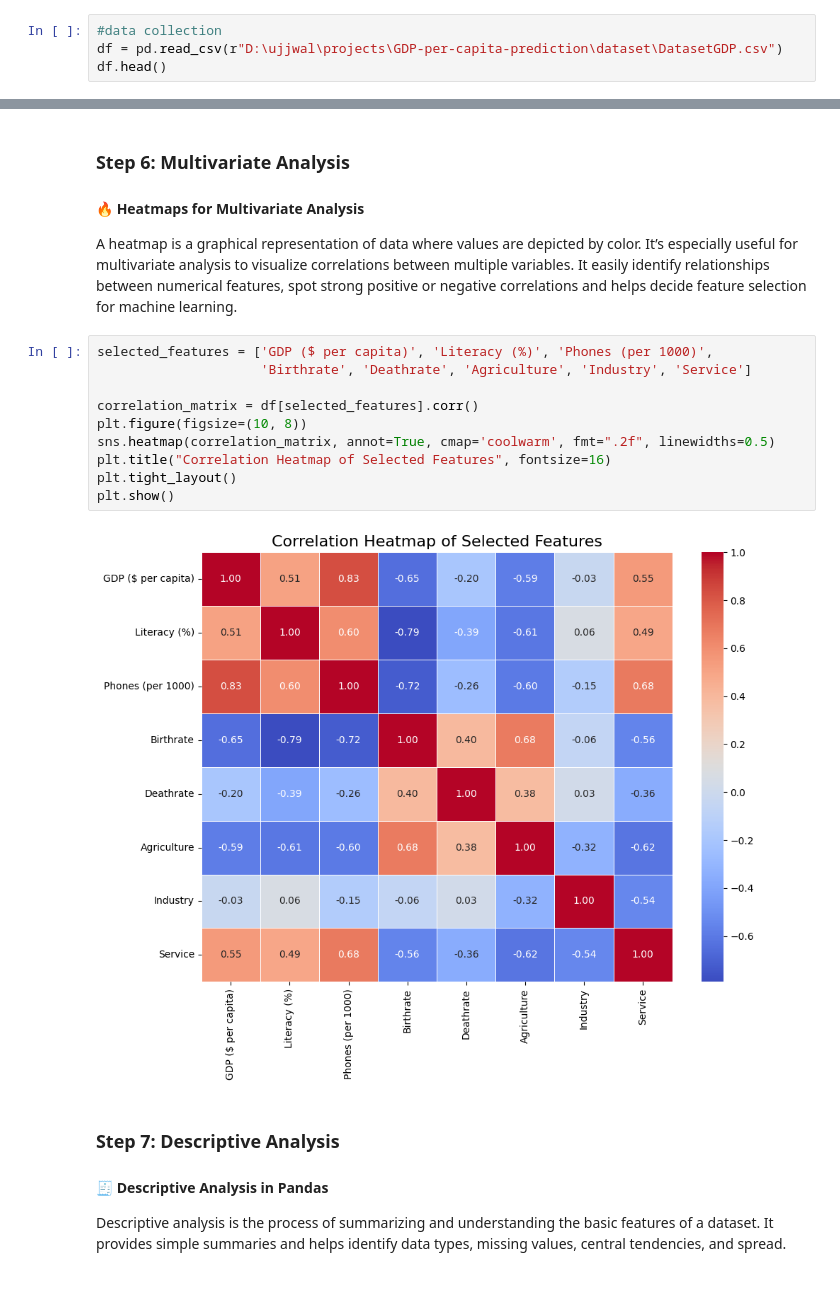
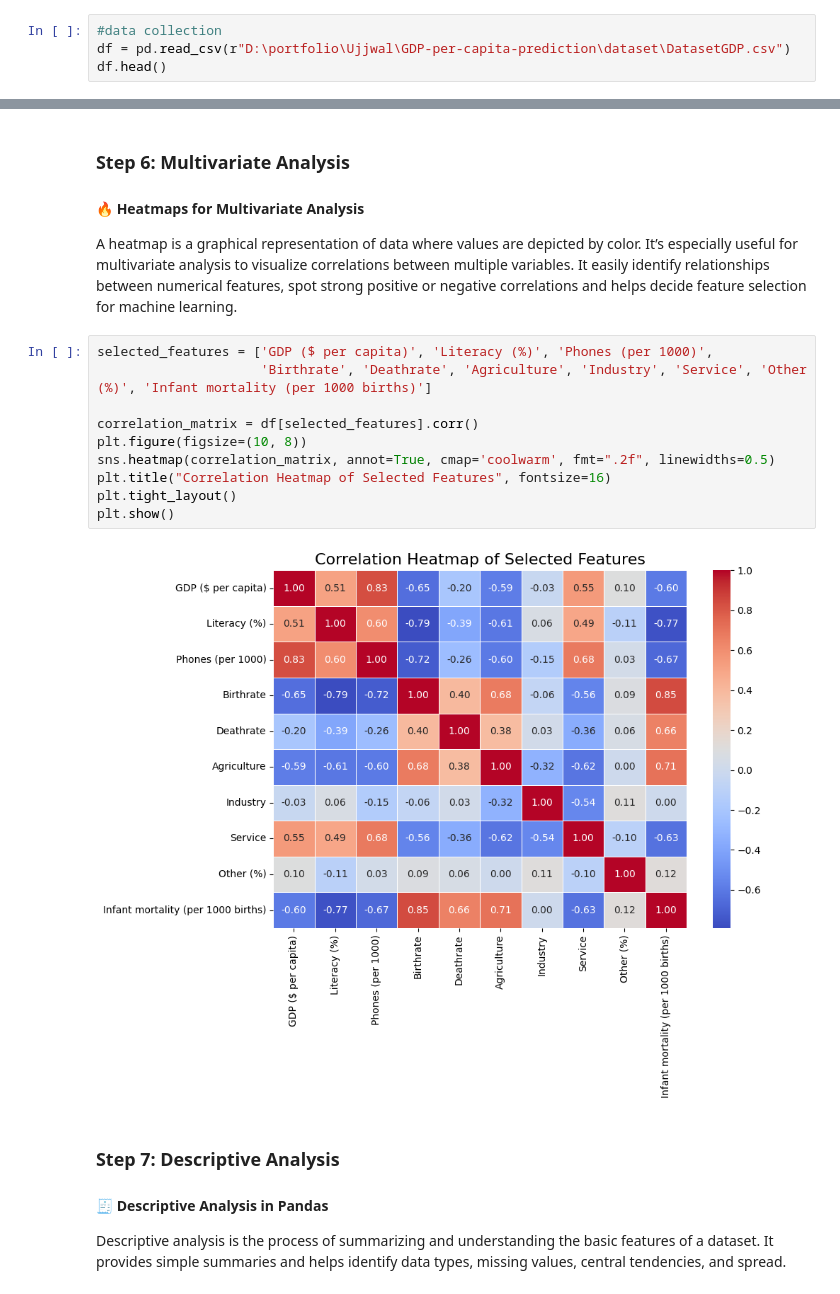
Before and after one commit to ujjwal-hirwani/GDP-per-capita-prediction, a Jupyter notebook: training/GDP_per_capita_prediction_analysis.ipynb, the cells around one changed output, grey strips where cells are left out. Drawn from its saved outputs; the diff is of its cells as text.

```diff
--- a/training/GDP_per_capita_prediction_analysis.ipynb
+++ b/training/GDP_per_capita_prediction_analysis.ipynb
@@ -20,7 +20,7 @@ import pickle
 ### Step 3: Read the Dataset
 # %%
 #data collection
-df = pd.read_csv(r"D:\ujjwal\projects\GDP-per-capita-prediction\dataset\DatasetGDP.csv")
+df = pd.read_csv(r"D:\portfolio\Ujjwal\GDP-per-capita-prediction\dataset\DatasetGDP.csv")
 df.head()
 # %% [output]
 |  | Country | Region | Population | Area (sq. mi.) | Pop. Density (per sq. mi.) | Coastline (coast/area ratio) | ... |
@@ -303,16 +292,16 @@ spot strong positive or negative correlations and
 helps decide feature selection for machine learning.
 # %%
 selected_features = ['GDP ($ per capita)', 'Literacy (%)', 'Phones (per 1000)',
-                     'Birthrate', 'Deathrate', 'Agriculture', 'Industry', 'Service']
+                     'Birthrate', 'Deathrate', 'Agriculture', 'Industry', 'Service', 'Other (%)', 'Infant mortality (per 1000 births)']
 
 correlation_matrix = df[selected_features].corr()
 plt.figure(figsize=(10, 8))
 sns.heatmap(correlation_matrix, annot=True, cmap='coolwarm', fmt=".2f", linewidths=0.5)
 plt.title("Correlation Heatmap of Selected Features", fontsize=16)
 plt.tight_layout()
 plt.show()
 # %% [output]
-[figure, old version]
+[figure, new version]
 # %% [markdown]
 ### Step 7: Descriptive Analysis
 #### 🧾 Descriptive Analysis in Pandas
```
Also changed, not shown: parts of 3 cells of this notebook.
